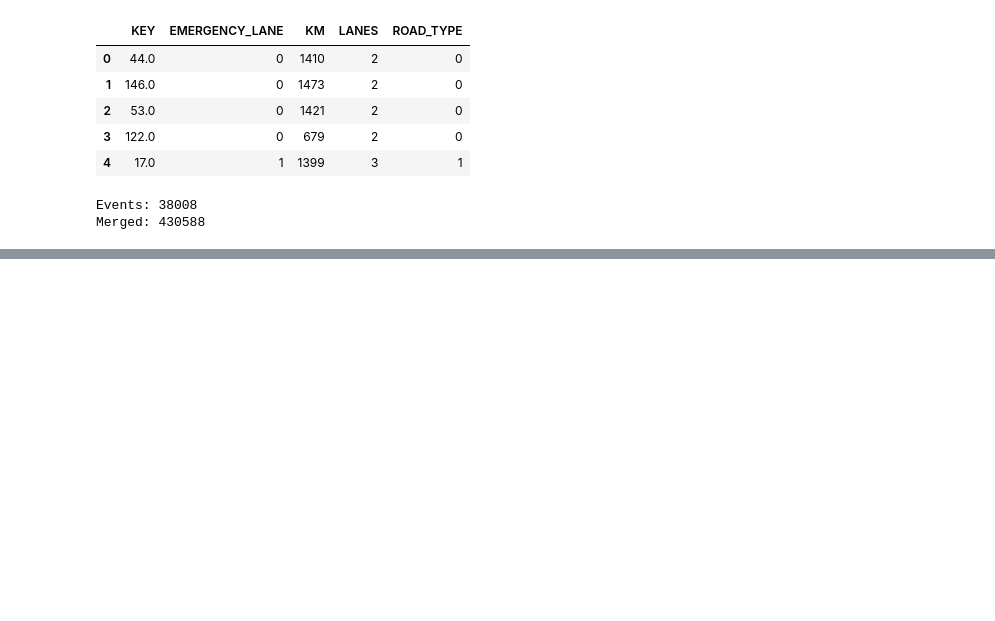
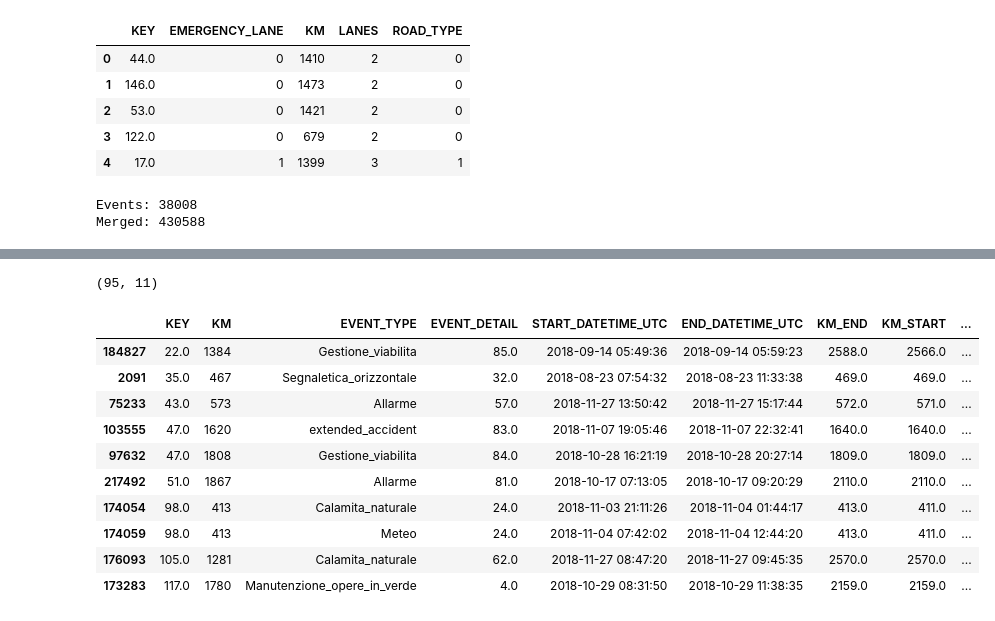
Before and after one commit to gianpy15/DMProject, a Jupyter notebook: notebooks/merger.ipynb, the cells around one changed output, grey strips where cells are left out. Saved outputs shown, nothing was run; the diff lists cells and outputs as text; code cells hidden in the pictures; blank space fills up the shorter version.

```diff
--- a/notebooks/merger.ipynb
+++ b/notebooks/merger.ipynb
@@ -49,0 +93,20 @@ df.head(5)
+# %%
+min_distances_df = reduced_df[[KEY, KM, EVENT_TYPE, EVENT_DETAIL, START_DATETIME, END_DATETIME, KM_END, KM_START, ROAD_TYPE, LANES, DISTANCE]]
+idx = min_distances_df.groupby([KEY, EVENT_DETAIL])[DISTANCE].transform(min) == min_distances_df[DISTANCE]
+min_distances_df = min_distances_df[idx].drop_duplicates(subset=[EVENT_TYPE, EVENT_DETAIL])
+print(min_distances_df.shape)
+min_distances_df.sort_values([KEY, EVENT_DETAIL, KM]).head(10)
+# min_distances_df.to_csv(resources_path('dataset', 'preprocessed', 'min_distance_event.csv.gz'))
+# %% [output]
+(95, 11)
+|  | KEY | KM | EVENT_TYPE | EVENT_DETAIL | START_DATETIME_UTC | END_DATETIME_UTC | KM_END | KM_START | ... |
+| 184827 | 22.0 | 1384 | Gestione_viabilita | 85.0 | 2018-09-14 05:49:36 | 2018-09-14 05:59:23 | 2588.0 | 2566.0 | ... |
+| 2091 | 35.0 | 467 | Segnaletica_orizzontale | 32.0 | 2018-08-23 07:54:32 | 2018-08-23 11:33:38 | 469.0 | 469.0 | ... |
+| 75233 | 43.0 | 573 | Allarme | 57.0 | 2018-11-27 13:50:42 | 2018-11-27 15:17:44 | 572.0 | 571.0 | ... |
+| 103555 | 47.0 | 1620 | extended_accident | 83.0 | 2018-11-07 19:05:46 | 2018-11-07 22:32:41 | 1640.0 | 1640.0 | ... |
+| 97632 | 47.0 | 1808 | Gestione_viabilita | 84.0 | 2018-10-28 16:21:19 | 2018-10-28 20:27:14 | 1809.0 | 1809.0 | ... |
+| 217492 | 51.0 | 1867 | Allarme | 81.0 | 2018-10-17 07:13:05 | 2018-10-17 09:20:29 | 2110.0 | 2110.0 | ... |
+| 174054 | 98.0 | 413 | Calamita_naturale | 24.0 | 2018-11-03 21:11:26 | 2018-11-04 01:44:17 | 413.0 | 411.0 | ... |
+| 174059 | 98.0 | 413 | Meteo | 24.0 | 2018-11-04 07:42:02 | 2018-11-04 12:44:20 | 413.0 | 411.0 | ... |
+| 176093 | 105.0 | 1281 | Calamita_naturale | 62.0 | 2018-11-27 08:47:20 | 2018-11-27 09:45:35 | 2570.0 | 2570.0 | ... |
+| 173283 | 117.0 | 1780 | Manutenzione_opere_in_verde | 4.0 | 2018-10-29 08:31:50 | 2018-10-29 11:38:35 | 2159.0 | 2159.0 | ... |
```
Also changed, not shown: parts of 6 cells of this notebook, 1 other file.
